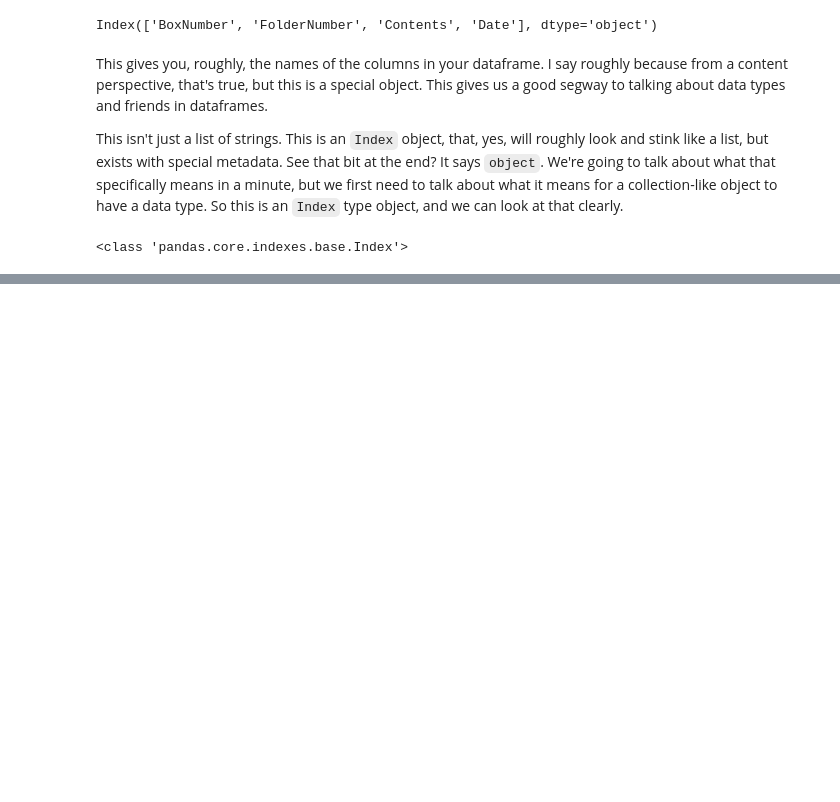
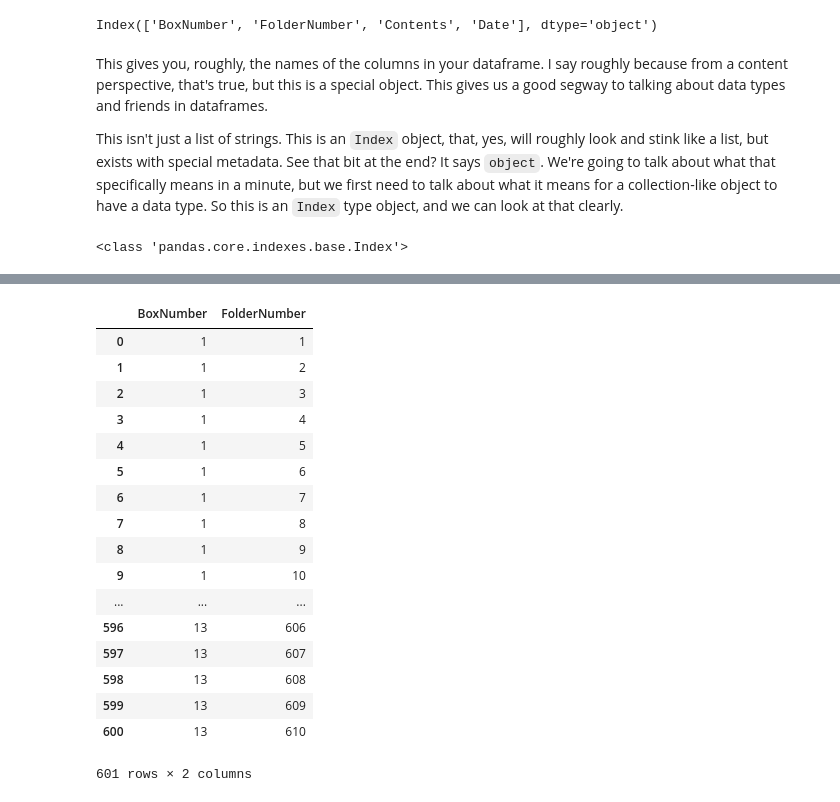
Before and after one commit to elliewix/RAILS-intermed-python-april-2018, a Jupyter notebook: pandas materials/pandas_demo.ipynb, the cells around one changed output, grey strips where cells are left out. Saved outputs shown, nothing was run; the diff lists cells and outputs as text; code cells hidden in the pictures; blank space fills up the shorter version.

```diff
--- a/pandas materials/pandas_demo.ipynb
+++ b/pandas materials/pandas_demo.ipynb
@@ -85,0 +185,21 @@ The other data types are two different kinds of numbers
+# %%
+df[['BoxNumber', 'FolderNumber']]
+# %% [output]
+|  | BoxNumber | FolderNumber |
+| 0 | 1 | 1 |
+| 1 | 1 | 2 |
+| 2 | 1 | 3 |
+| 3 | 1 | 4 |
+| 4 | 1 | 5 |
+| 5 | 1 | 6 |
+| 6 | 1 | 7 |
+| 7 | 1 | 8 |
+| 8 | 1 | 9 |
+| 9 | 1 | 10 |
+| ... | ... | ... |
+| 596 | 13 | 606 |
+| 597 | 13 | 607 |
+| 598 | 13 | 608 |
+| 599 | 13 | 609 |
+| 600 | 13 | 610 |
+601 rows × 2 columns
```
Also changed, not shown: parts of 13 cells of this notebook.
